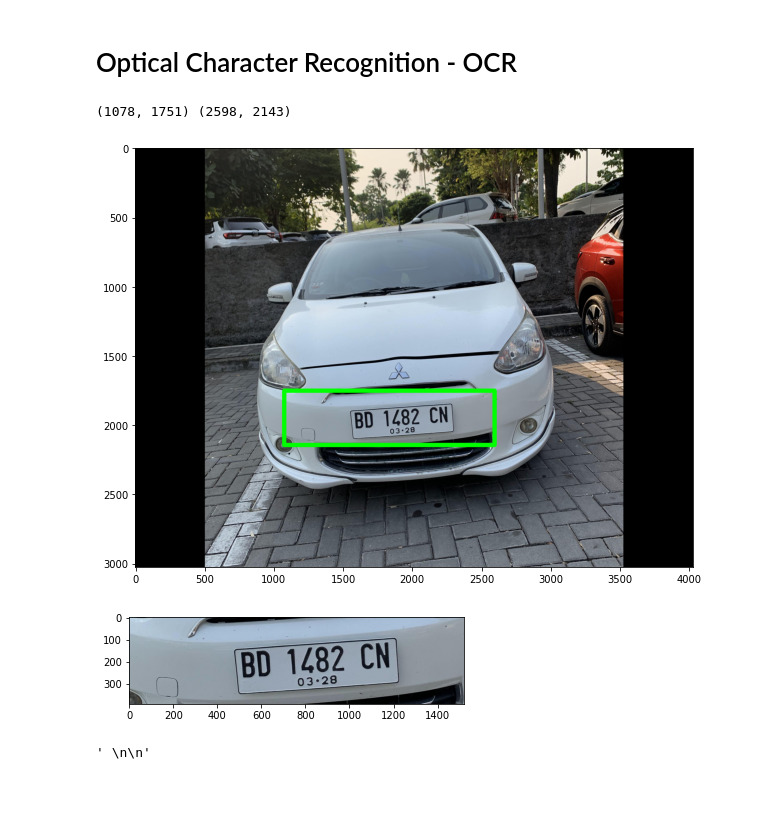
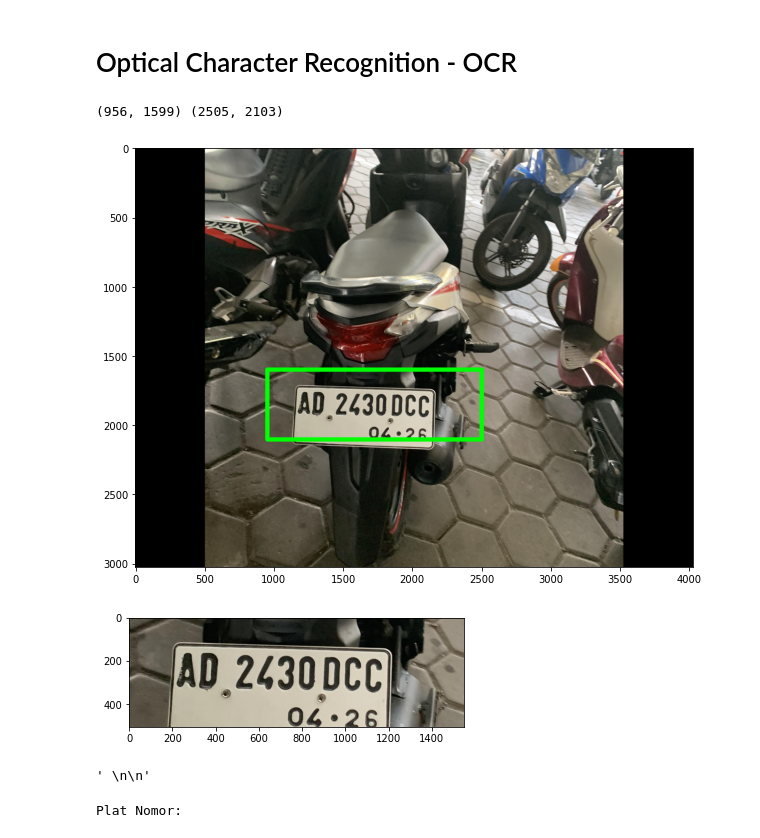
Before and after one commit to aqilwahid/Pengenal-Citra-Nomor-Kendaraan, a Jupyter notebook: Dataset/03_Make_Predictions.ipynb, the cells around one changed output. Saved outputs shown, nothing was run; the diff lists cells and outputs as text; code cells hidden in the pictures; blank space fills up the shorter version.

```diff
--- a/Dataset/03_Make_Predictions.ipynb
+++ b/Dataset/03_Make_Predictions.ipynb
@@ -25,7 +25,7 @@ print('model loaded succesfuly')
 # %% [output]
 model loaded succesfuly
 # %%
-path = test_dir+'/K4_BD1482CN.JPG'
+path = test_dir+'/K4_AB1892EF.JPG'
 image = load_img(path) # PIL object
 image = np.array(image, dtype=np.uint8) # 8 bit array (0,255)
 image1 = load_img(path,target_size=(224,224))
@@ -138,15 +138,15 @@ import pytesseract as pt
 pt.pytesseract.tesseract_cmd = r'C:\Users\Aqil Wahid\AppData\Local\Tesseract-OCR\tesseract.exe'
 image_to_string = pt.pytesseract.tesseract_cmd
 # %%
-path = test_dir+'/K4_BD1482CN.JPG'
+path = test_dir+'/K2_AD2430DCC.JPG'
 image, cods = object_detection(path)
 
 plt.figure(figsize=(10,8))
 plt.imshow(image)
 plt.show()
 # %% [output]
-(1078, 1751) (2598, 2143)
+(956, 1599) (2505, 2103)
-[figure, old version]
+[figure, new version]
 # %%
 img = np.array(load_img(path))
 xmin,xmax,ymin,ymax = cods[0]
@@ -160,7 +160,7 @@ roi = img[ymin:ymax,xmin:xmax] # Region of Interest
 plt.imshow(roi)
 plt.show()
 # %% [output]
-[figure, old version]
+[figure, new version]
 # %%
 pt.image_to_string(roi)
 # %% [output]
@@ -168,4 +168,6 @@ pt.image_to_string(roi)
 # %%
 # extract text from image
 text = pt.image_to_string(roi)
-print(text)
+print('Plat Nomor: ',text)
+# %% [output]
+Plat Nomor:
```
Also changed, not shown: parts of 6 cells of this notebook.
